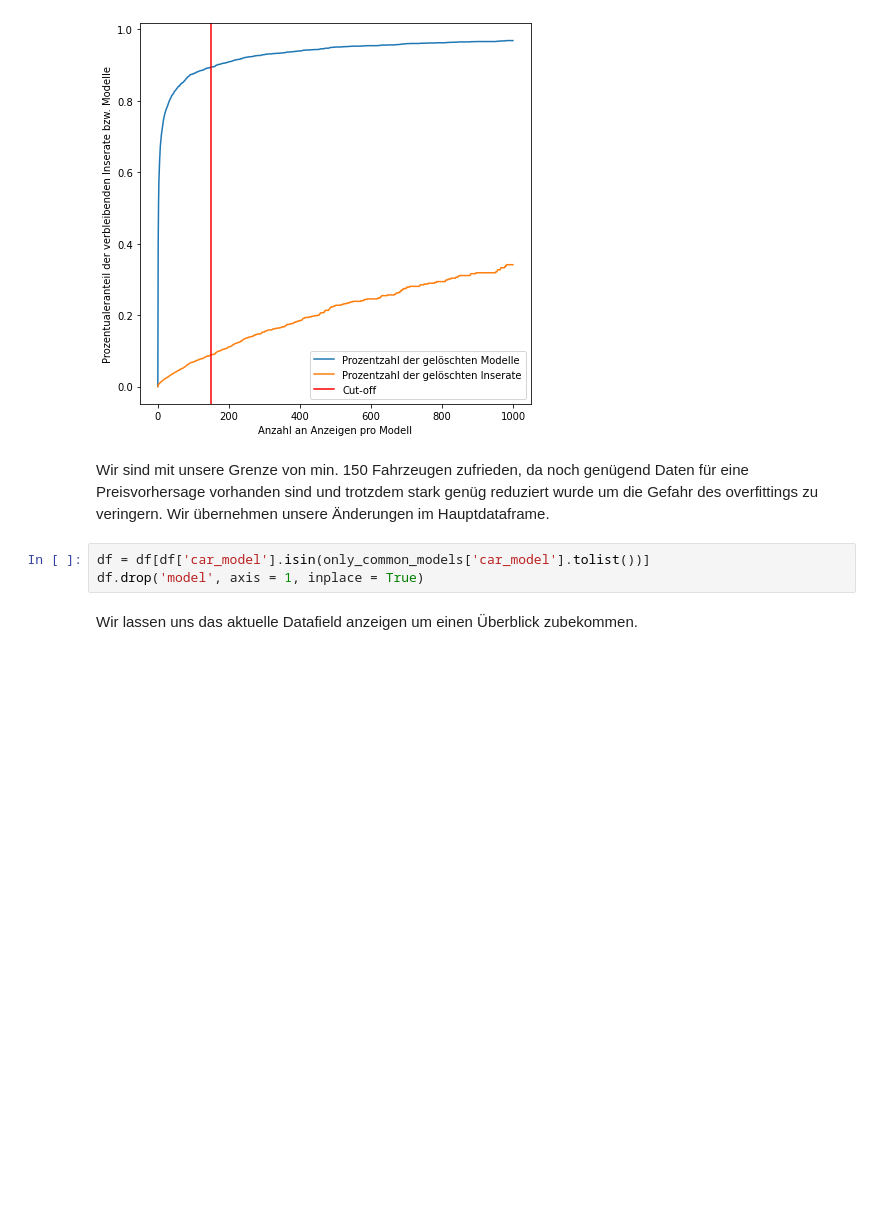
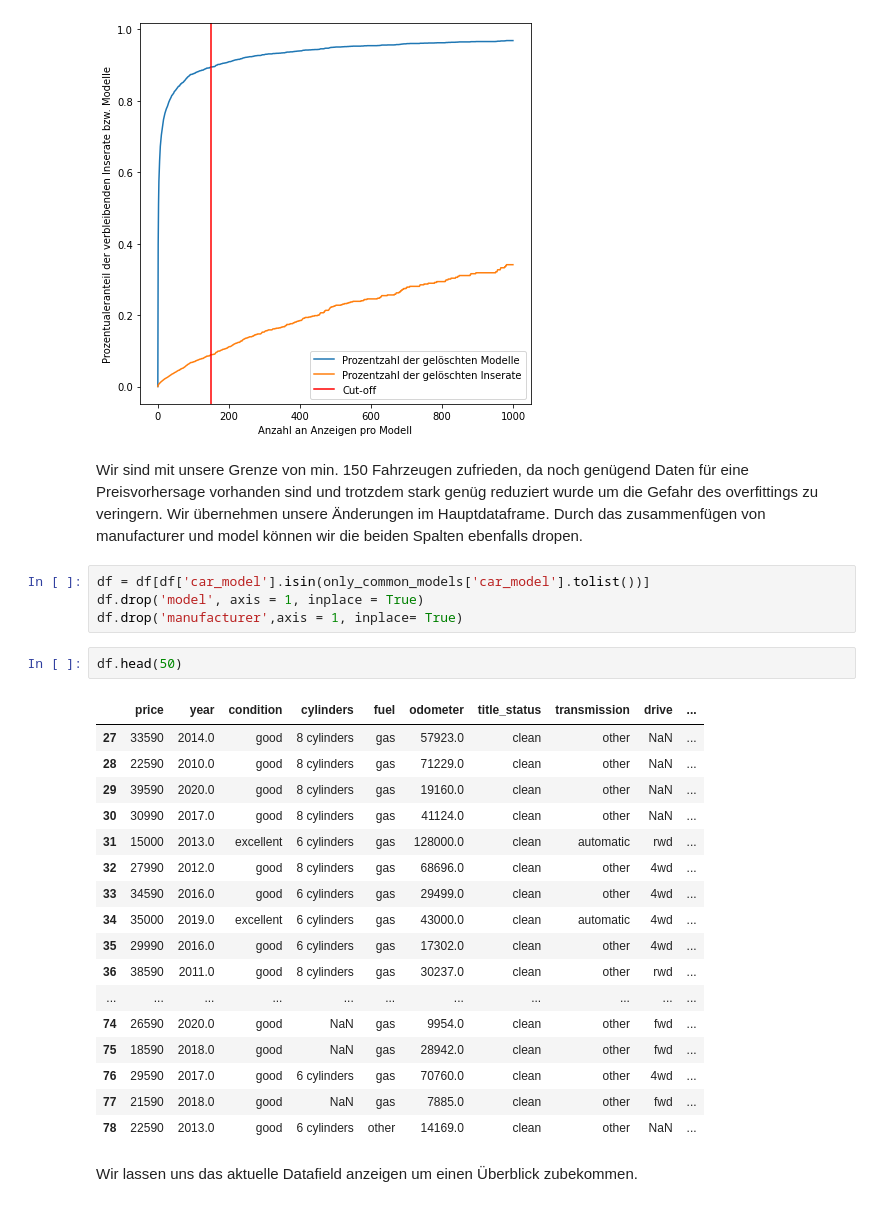
Before and after one commit to Beardlesspeet/KI_ML_Projectarbeit, a Jupyter notebook: Manuel_komplettloesung.ipynb, the cells around one changed output. Drawn from its saved outputs; the diff is of its cells as text; blank space fills up the shorter version.

```diff
--- a/Manuel_komplettloesung.ipynb
+++ b/Manuel_komplettloesung.ipynb
@@ -239,10 +239,31 @@ plt.legend()
 [figure]
 # %% [markdown]
 Wir sind mit unsere Grenze von min. 150 Fahrzeugen zufrieden, da noch genügend Daten für eine Preisvorhersage vorhanden sind und trotzdem stark genüg reduziert wurde um die Gefahr des overfittings zu veringern.
-Wir übernehmen unsere Änderungen im Hauptdataframe.
+Wir übernehmen unsere Änderungen im Hauptdataframe. Durch das zusammenfügen von manufacturer und model können wir die beiden Spalten ebenfalls dropen.
 # %%
 df = df[df['car_model'].isin(only_common_models['car_model'].tolist())]
 df.drop('model', axis = 1, inplace = True)
+df.drop('manufacturer',axis = 1, inplace= True)
+# %%
+df.head(50)
+# %% [output]
+|  | price | year | condition | cylinders | fuel | odometer | title_status | transmission | drive | ... |
+| 27 | 33590 | 2014.0 | good | 8 cylinders | gas | 57923.0 | clean | other | NaN | ... |
+| 28 | 22590 | 2010.0 | good | 8 cylinders | gas | 71229.0 | clean | other | NaN | ... |
+| 29 | 39590 | 2020.0 | good | 8 cylinders | gas | 19160.0 | clean | other | NaN | ... |
+| 30 | 30990 | 2017.0 | good | 8 cylinders | gas | 41124.0 | clean | other | NaN | ... |
+| 31 | 15000 | 2013.0 | excellent | 6 cylinders | gas | 128000.0 | clean | automatic | rwd | ... |
+| 32 | 27990 | 2012.0 | good | 8 cylinders | gas | 68696.0 | clean | other | 4wd | ... |
+| 33 | 34590 | 2016.0 | good | 6 cylinders | gas | 29499.0 | clean | other | 4wd | ... |
+| 34 | 35000 | 2019.0 | excellent | 6 cylinders | gas | 43000.0 | clean | automatic | 4wd | ... |
+| 35 | 29990 | 2016.0 | good | 6 cylinders | gas | 17302.0 | clean | other | 4wd | ... |
+| 36 | 38590 | 2011.0 | good | 8 cylinders | gas | 30237.0 | clean | other | rwd | ... |
+| ... | ... | ... | ... | ... | ... | ... | ... | ... | ... | ... |
+| 74 | 26590 | 2020.0 | good | NaN | gas | 9954.0 | clean | other | fwd | ... |
+| 75 | 18590 | 2018.0 | good | NaN | gas | 28942.0 | clean | other | fwd | ... |
+| 76 | 29590 | 2017.0 | good | 6 cylinders | gas | 70760.0 | clean | other | 4wd | ... |
+| 77 | 21590 | 2018.0 | good | NaN | gas | 7885.0 | clean | other | fwd | ... |
+| 78 | 22590 | 2013.0 | good | 6 cylinders | other | 14169.0 | clean | other | NaN | ... |
 # %% [markdown]
 Wir lassen uns das aktuelle Datafield anzeigen um einen Überblick zubekommen.
 # %%
```
Also changed, not shown: parts of 31 cells of this notebook, 2 other files.
